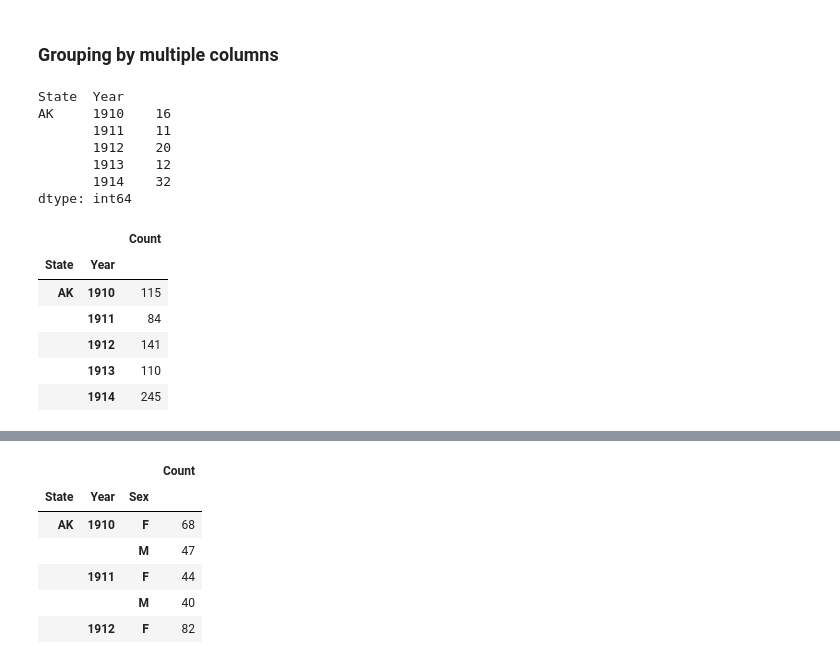
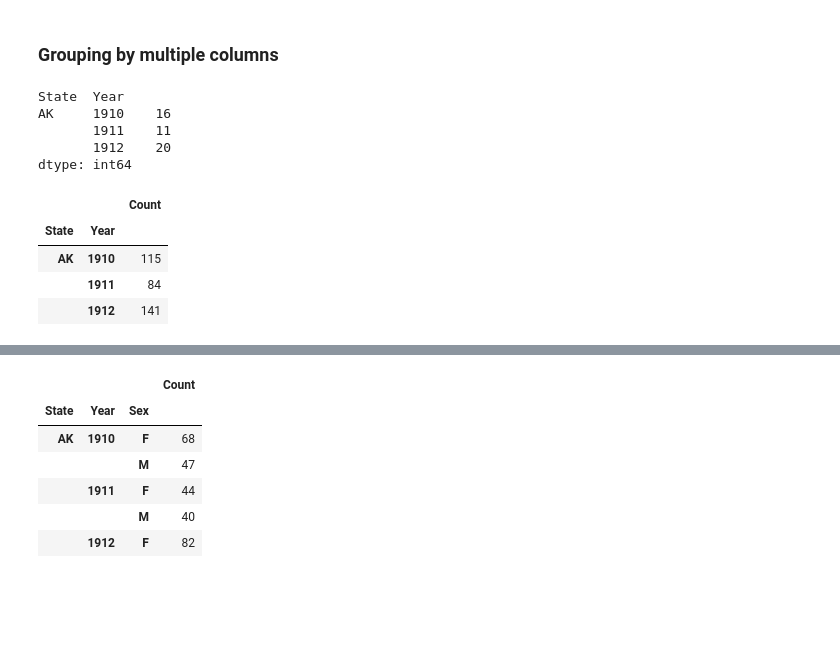
Before and after one commit to Zianfu96/sp18, a Jupyter notebook: assets/lectures/lec03/03-live-datatables-indexes-pandas.ipynb, the cells around one changed output, grey strips where cells are left out. Cells and saved outputs as stored; diff of their text form; code cells hidden in the pictures; blank space fills up the shorter version.

```diff
--- a/assets/lectures/lec03/03-live-datatables-indexes-pandas.ipynb
+++ b/assets/lectures/lec03/03-live-datatables-indexes-pandas.ipynb
@@ -368,22 +553,18 @@ Equivalent to this code from Data 8:
 # %% [markdown]
 ### Grouping by multiple columns
 # %%
-baby_names.groupby(['State', 'Year']).size().head()
+baby_names.groupby(['State', 'Year']).size().head(3)
 # %% [output]
 State  Year
 AK     1910    16
        1911    11
        1912    20
-       1913    12
-       1914    32
 dtype: int64
 # %%
-baby_names.groupby(['State', 'Year']).sum().head()
+baby_names.groupby(['State', 'Year']).sum().head(3)
 # %% [output]
 |  |  | Count |
 | State | Year |  |
 | AK | 1910 | 115 |
 |  | 1911 | 84 |
 |  | 1912 | 141 |
-|  | 1913 | 110 |
-|  | 1914 | 245 |
```
Also changed, not shown: parts of 52 cells of this notebook, 8 other files.
